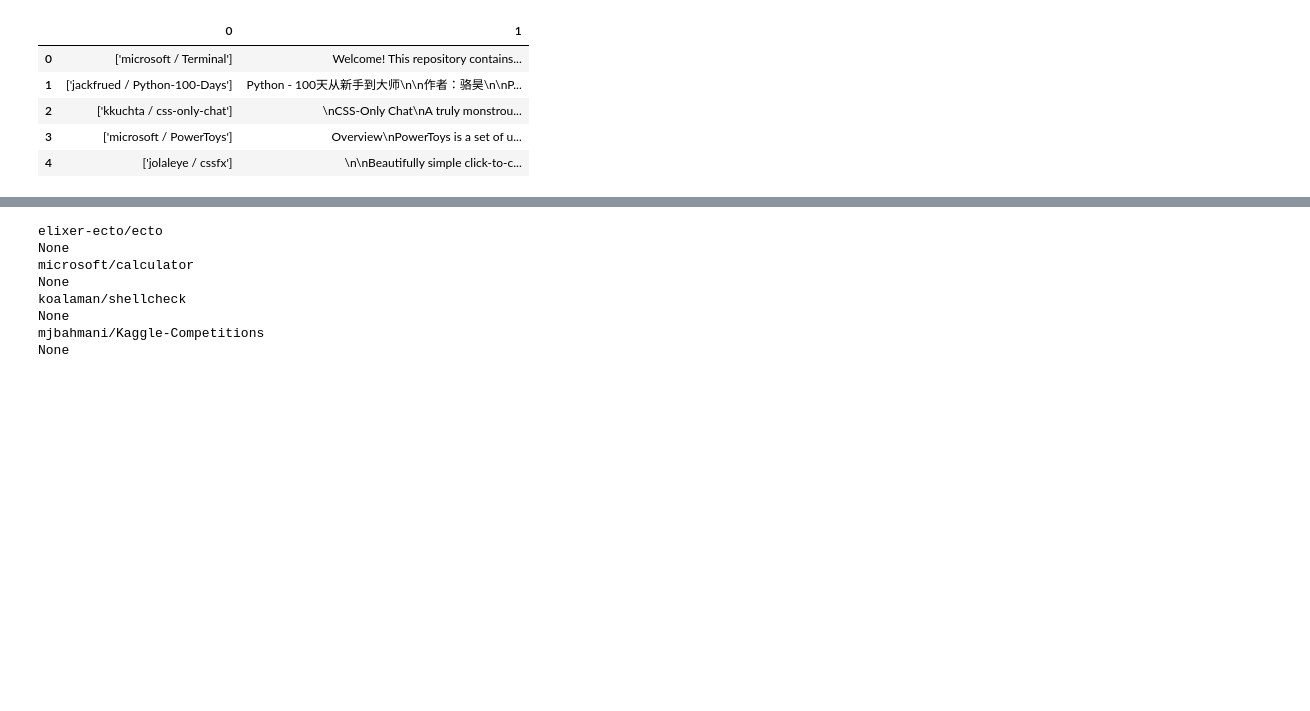
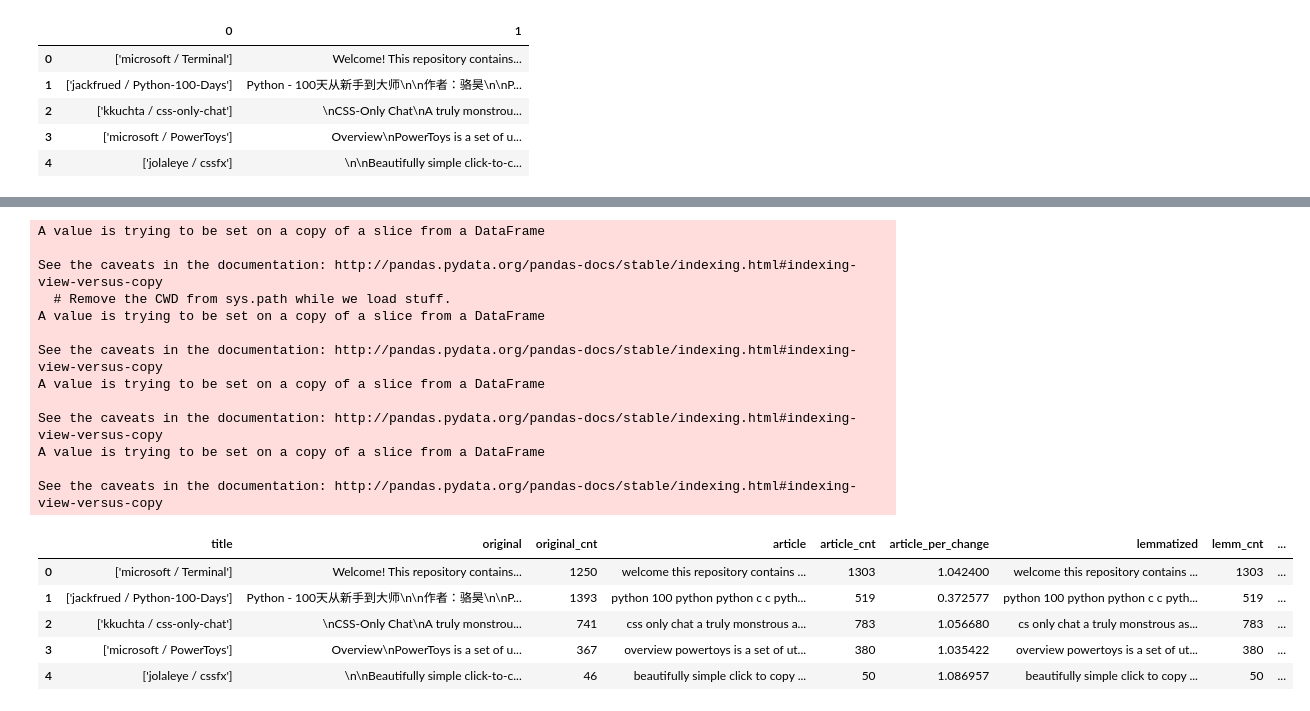
Before and after one commit to codeup-cyber-linguists/languages-classifier, a Jupyter notebook: jb_github_language_classifier.ipynb, the cells around one changed output, grey strips where cells are left out. Drawn from its saved outputs; the diff is of its cells as text; code cells hidden in the pictures; blank space fills up the shorter version.

```diff
--- a/jb_github_language_classifier.ipynb
+++ b/jb_github_language_classifier.ipynb
@@ -109,0 +259,12 @@ df.head()
+# %%
+def lemmatize():
+
+    df[['lemmatized']] = df[['article']]
+    art_nums = list(range(df.article.count()))
+    wnl = nltk.stem.WordNetLemmatizer()
+    for art_num in art_nums:
+        lemm_article = df.lemmatized[art_num]
+        lemmas = [wnl.lemmatize(word) for word in lemm_article.split()]
+        article_lemmatized = ' '.join(lemmas)
+        df.lemmatized[art_num] = article_lemmatized
+    return df
@@ -110 +326,50 @@ df.head()
+# %%
+def remove_stopwards(extra_words=None, exclude_words=None):
+    df = lemmatize()
+    stopwords = nltk.corpus.stopwords.words('english')
+
+
+    if extra_words != None:
+        stopwords = stopwords + extra_words
+    if exclude_words != None:
+        stopwords = [word for word in stopwords if word not in exclude_words]
+
+
+    df[['clean']] = df[['lemmatized']]
+    df[['stopwords_removed']] = df[['title']]
+    df[['per_stopwords_removed']] = df[['stopwords_removed']]
+    art_nums = list(range(df.clean.count()))
+    for art_num in art_nums:
+        words = df.clean[art_num].split()
+        article_word_count_before = len(words)
+        without_stopwords = [word for word in words if word not in stopwords]
+        article_word_count_after = len(without_stopwords)
+        without_stopwords_join = ' '.join(without_stopwords)
+        df.clean[art_num] = without_stopwords_join
+        df.stopwords_removed[art_num] = article_word_count_before - article_word_count_after
+        df.per_stopwords_removed[art_num] = ((article_word_count_before - article_word_count_after)/ article_word_count_before) * 100
+
+    return df
+# %%
+remove_stopwards().head()
+# %% [output]
+A value is trying to be set on a copy of a slice from a DataFrame
+
+See the caveats in the documentation: http://pandas.pydata.org/pandas-docs/stable/indexing.html#indexing-view-versus-copy
+  # Remove the CWD from sys.path while we load stuff.
+A value is trying to be set on a copy of a slice from a DataFrame
+
+See the caveats in the documentation: http://pandas.pydata.org/pandas-docs/stable/indexing.html#indexing-view-versus-copy
+A value is trying to be set on a copy of a slice from a DataFrame
+
+See the caveats in the documentation: http://pandas.pydata.org/pandas-docs/stable/indexing.html#indexing-view-versus-copy
+A value is trying to be set on a copy of a slice from a DataFrame
+
+See the caveats in the documentation: http://pandas.pydata.org/pandas-docs/stable/indexing.html#indexing-view-versus-copy
+|  | title | original | original_cnt | article | article_cnt | article_per_change | lemmatized | lemm_cnt | ... |
+| 0 | ['microsoft / Terminal'] | Welcome! This repository contains... | 1250 | welcome this repository contains ... | 1303 | 1.042400 | welcome this repository contains ... | 1303 | ... |
+| 1 | ['jackfrued / Python-100-Days'] | Python - 100天从新手到大师\n\n作者：骆昊\n\nP... | 1393 | python 100 python python c c pyth... | 519 | 0.372577 | python 100 python python c c pyth... | 519 | ... |
+| 2 | ['kkuchta / css-only-chat'] | \nCSS-Only Chat\nA truly monstrou... | 741 | css only chat a truly monstrous a... | 783 | 1.056680 | cs only chat a truly monstrous as... | 783 | ... |
+| 3 | ['microsoft / PowerToys'] | Overview\nPowerToys is a set of u... | 367 | overview powertoys is a set of ut... | 380 | 1.035422 | overview powertoys is a set of ut... | 380 | ... |
+| 4 | ['jolaleye / cssfx'] | \n\nBeautifully simple click-to-c... | 46 | beautifully simple click to copy ... | 50 | 1.086957 | beautifully simple click to copy ... | 50 | ... |
 # %%
@@ -144,11 +415,0 @@ def get_article_text():
-# %%
-get_article_text()
-# %% [output]
-elixer-ecto/ecto
-None
-microsoft/calculator
-None
-koalaman/shellcheck
-None
-mjbahmani/Kaggle-Competitions
-None
```
Also changed, not shown: parts of 28 cells of this notebook.
